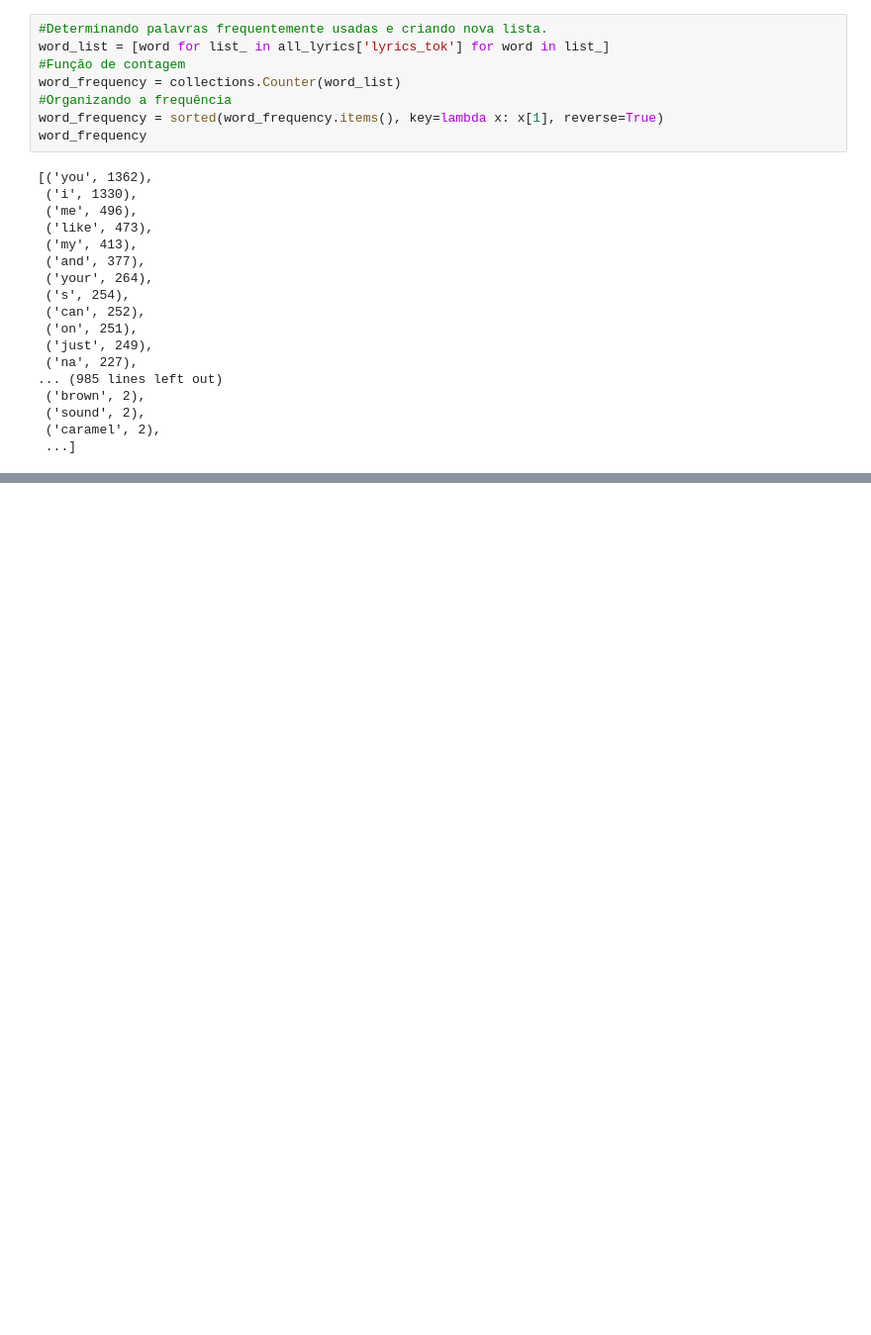
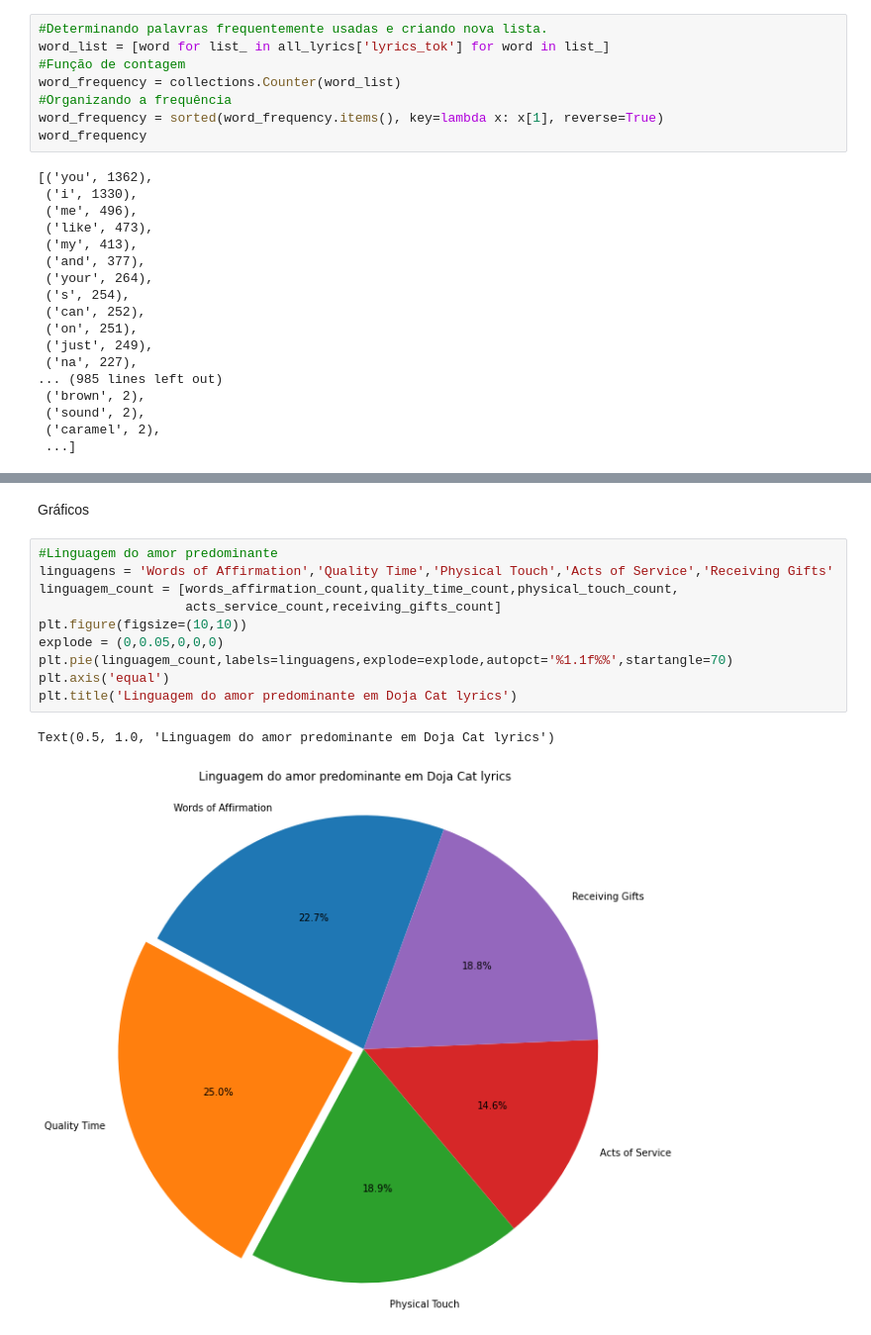
Before and after one commit to Niquele/Analyze-Doja-Cat-Lyrics-with-Python, a Jupyter notebook: Analizando-Doja-Cat-Lyrics-com-Python.ipynb, the cells around one changed output, grey strips where cells are left out. Shown: that part at 99% size. Drawn from its saved outputs; the diff is of its cells as text; blank space fills up the shorter version.

```diff
--- a/Analizando-Doja-Cat-Lyrics-com-Python.ipynb
+++ b/Analizando-Doja-Cat-Lyrics-com-Python.ipynb
@@ -246,0 +246,15 @@ Receiving Gifts:  -2.9691999999999994
+# %% [markdown]
+Gráficos
+# %%
+#Linguagem do amor predominante
+linguagens = 'Words of Affirmation','Quality Time','Physical Touch','Acts of Service','Receiving Gifts'
+linguagem_count = [words_affirmation_count,quality_time_count,physical_touch_count,
+                   acts_service_count,receiving_gifts_count]
+plt.figure(figsize=(10,10))
+explode = (0,0.05,0,0,0)
+plt.pie(linguagem_count,labels=linguagens,explode=explode,autopct='%1.1f%%',startangle=70)
+plt.axis('equal')
+plt.title('Linguagem do amor predominante em Doja Cat lyrics')
+# %% [output]
+Text(0.5, 1.0, 'Linguagem do amor predominante em Doja Cat lyrics')
+[figure, added]
```
Also changed, not shown: parts of 19 cells of this notebook.
